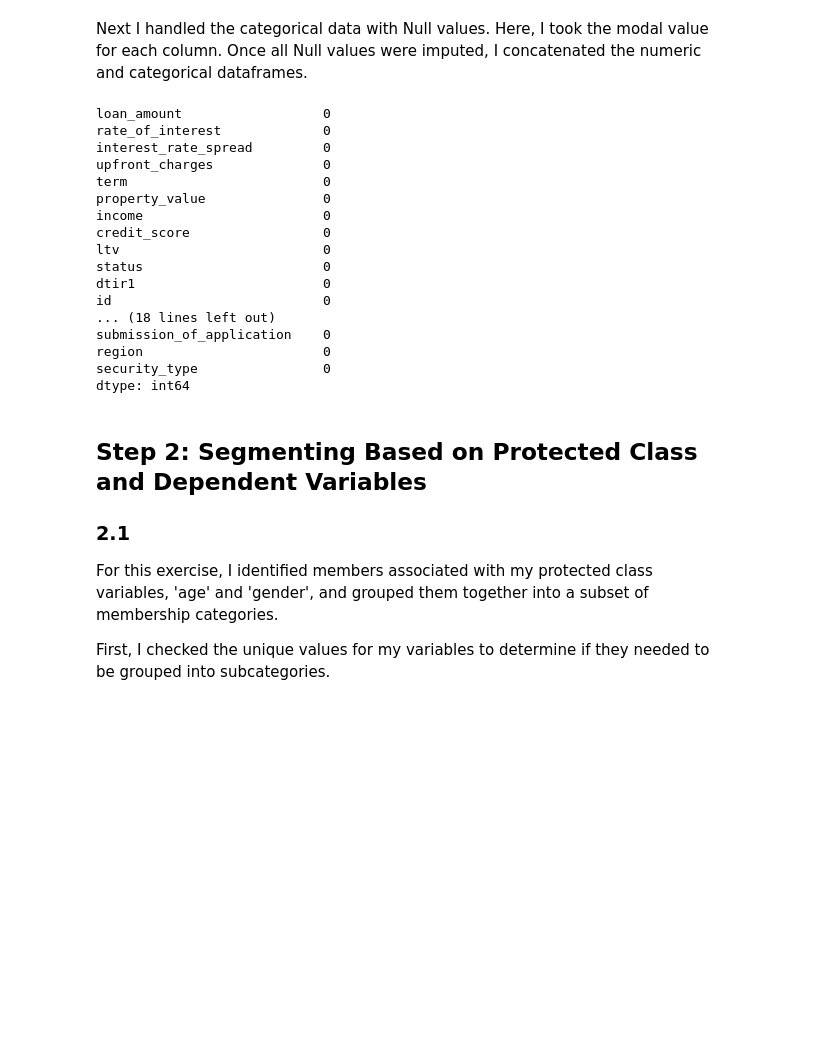
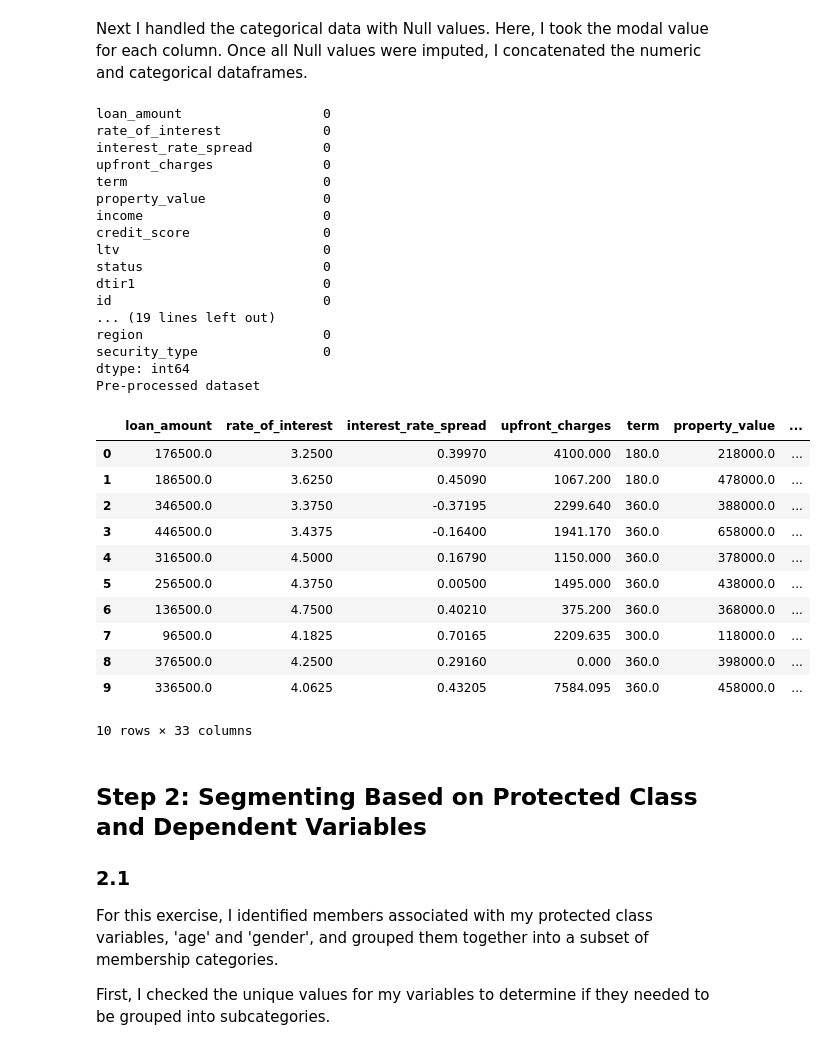
Before and after one commit to mbbaer/bias_mitigation, a Jupyter notebook: Credit_Risk_Dataset.ipynb, the cells around one changed output. Drawn from its saved outputs; the diff is of its cells as text; code cells hidden in the pictures; blank space fills up the shorter version.

```diff
--- a/Credit_Risk_Dataset.ipynb
+++ b/Credit_Risk_Dataset.ipynb
@@ -117,33 +132,47 @@ Next I handled the categorical data with Null values. Here, I took the modal val
 # %%
 # Categorical Dataframe
 df_cat = df[categorical_vars]
 
 for i in categorical_vars:
     mode = df[i].mode()
     mode = mode[0]
     df_cat[i].fillna(value=mode, inplace=True)
 
 # Combining dataframes
 df_new = pd.concat([df_num, df_cat], axis=1, join='inner')
 print(df_new.isna().sum())
+print("Pre-processed dataset")
+df_new.head(10)
 # %% [output]
 loan_amount                  0
 rate_of_interest             0
 interest_rate_spread         0
 upfront_charges              0
 term                         0
 property_value               0
 income                       0
 credit_score                 0
 ltv                          0
 status                       0
 dtir1                        0
 id                           0
-... (18 lines left out)
-submission_of_application    0
+... (19 lines left out)
 region                       0
 security_type                0
 dtype: int64
+Pre-processed dataset
+|  | loan_amount | rate_of_interest | interest_rate_spread | upfront_charges | term | property_value | ... |
+| 0 | 176500.0 | 3.2500 | 0.39970 | 4100.000 | 180.0 | 218000.0 | ... |
+| 1 | 186500.0 | 3.6250 | 0.45090 | 1067.200 | 180.0 | 478000.0 | ... |
+| 2 | 346500.0 | 3.3750 | -0.37195 | 2299.640 | 360.0 | 388000.0 | ... |
+| 3 | 446500.0 | 3.4375 | -0.16400 | 1941.170 | 360.0 | 658000.0 | ... |
+| 4 | 316500.0 | 4.5000 | 0.16790 | 1150.000 | 360.0 | 378000.0 | ... |
+| 5 | 256500.0 | 4.3750 | 0.00500 | 1495.000 | 360.0 | 438000.0 | ... |
+| 6 | 136500.0 | 4.7500 | 0.40210 | 375.200 | 360.0 | 368000.0 | ... |
+| 7 | 96500.0 | 4.1825 | 0.70165 | 2209.635 | 300.0 | 118000.0 | ... |
+| 8 | 376500.0 | 4.2500 | 0.29160 | 0.000 | 360.0 | 398000.0 | ... |
+| 9 | 336500.0 | 4.0625 | 0.43205 | 7584.095 | 360.0 | 458000.0 | ... |
+10 rows × 33 columns
 # %% [markdown]
 ## Step 2: Segmenting Based on Protected Class and Dependent Variables
 
```
Also changed, not shown: parts of 4 cells of this notebook.
